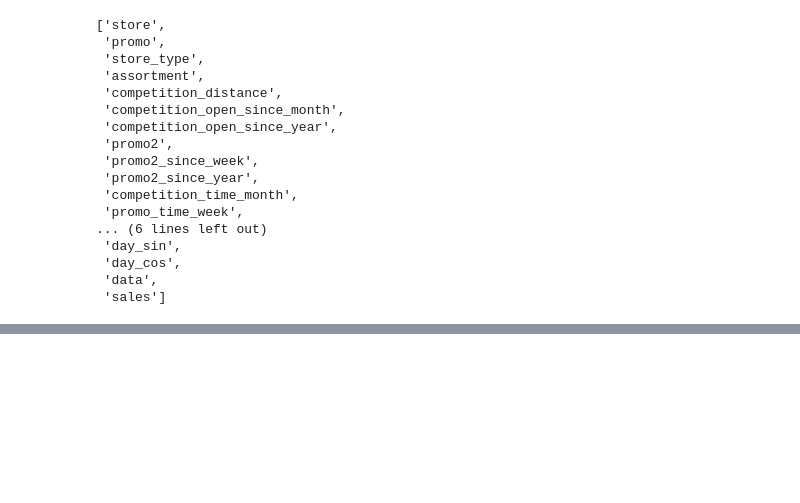
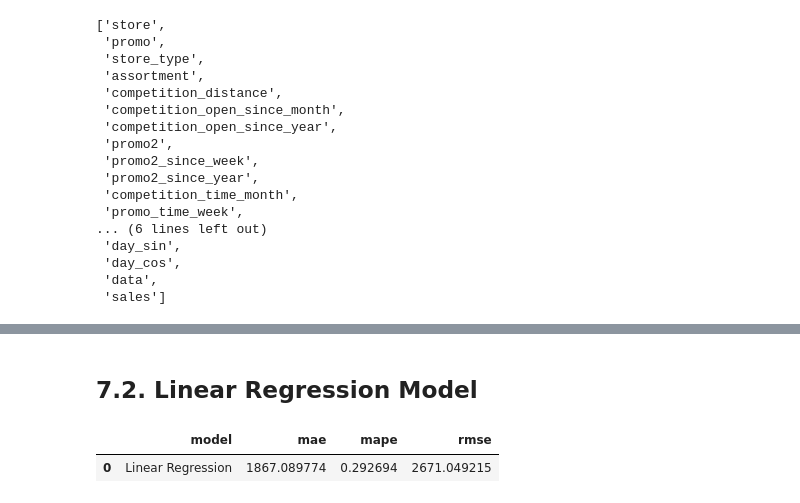
Before and after one commit to Brunoclf19/ds_producao, a Jupyter notebook: ds_em_producao/m02_v01_store_sales_prediction.ipynb, the cells around one changed output, grey strips where cells are left out. Cells and saved outputs as stored; diff of their text form; code cells hidden in the pictures; blank space fills up the shorter version.

```diff
--- a/ds_em_producao/m02_v01_store_sales_prediction.ipynb
+++ b/ds_em_producao/m02_v01_store_sales_prediction.ipynb
@@ -103,6 +94,21 @@ def v_crameer(x, y):
     rcorr = r - (r-1)**2/(n - 1)
 
     return np.sqrt((chi2corr/n)/(min(kcorr-1, rcorr-1)))
+
+def mean_absolute_percentage_error(y_true, y_pred):
+    return np.mean(np.abs((y_true - y_pred) / y_true))
+
+def ml_error(model_name, y, yhat):
+    mae = mean_absolute_error(y, yhat)
+    mape = mean_absolute_percentage_error(y, yhat)
+    rmse = np.sqrt(mean_squared_error(y, yhat))
+
+    return pd.DataFrame({
+        'model': [model_name],
+        'mae': [mae],
+        'mape': [mape],
+        'rmse': [rmse]
+    })
 # %% [markdown]
 ## 0.2. Loading Data
 # %%
@@ -1397,0 +1427,15 @@ cols_selected_boruta
+# %% [markdown]
+## 7.2. Linear Regression Model
+# %%
+# Modelo
+lr = LinearRegression().fit(x_train, y_train)
+
+# Predições
+yhat_lr = lr.predict(x_test)
+
+# Performance
+lr_results = ml_error('Linear Regression', np.expm1(y_test), np.expm1(yhat_lr))
+lr_results
+# %% [output]
+|  | model | mae | mape | rmse |
+| 0 | Linear Regression | 1867.089774 | 0.292694 | 2671.049215 |
```
Also changed, not shown: parts of 11 cells of this notebook.
